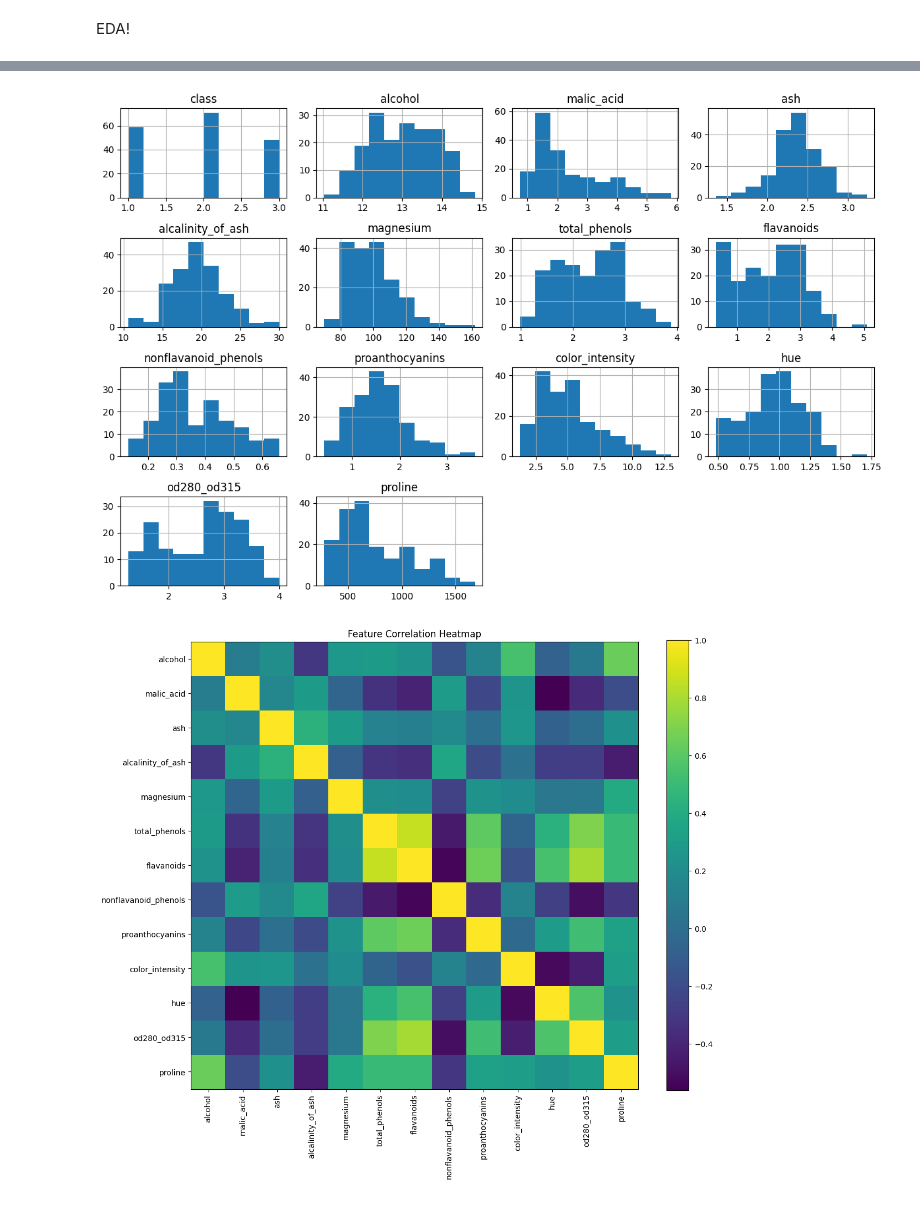
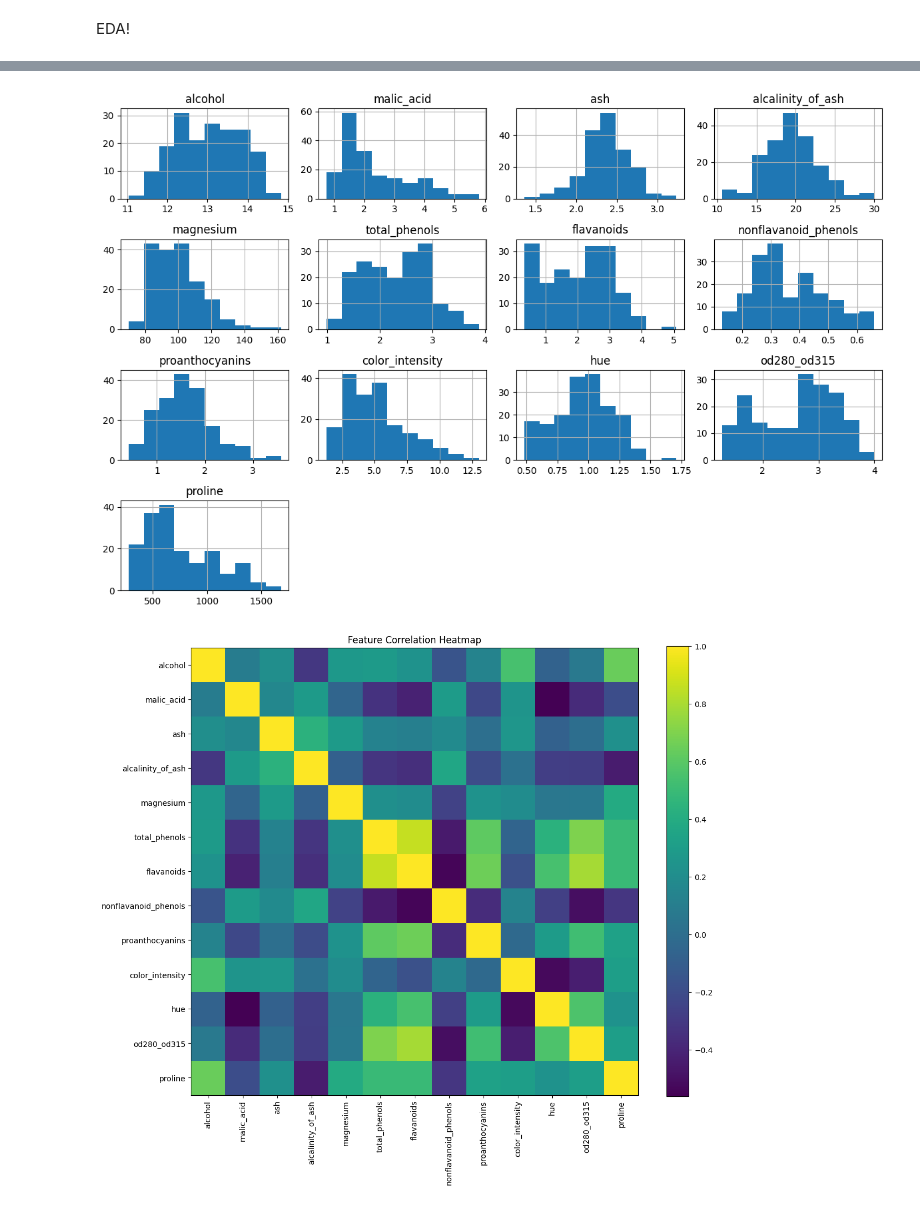
Before and after one commit to rose-giant/Data-Mining-Course-Projects, a Jupyter notebook: HW3/main.ipynb, the cells around one changed output, grey strips where cells are left out. Saved outputs shown, nothing was run; the diff lists cells and outputs as text; code cells hidden in the pictures.

```diff
--- a/HW3/main.ipynb
+++ b/HW3/main.ipynb
@@ -233,11 +251,11 @@ hue                   0.520325  1.0
 od280_od315           0.695971  1.0
 proline               0.504280  1.0
 # %%
-df[df.columns].hist(figsize=(12, 8))
+df[df.columns.drop("class")].hist(figsize=(12, 8))
 plt.tight_layout()
 plt.show()
 # %% [output]
-[figure, old version]
+[figure, new version]
 # %%
 corr = df.drop("class", axis=1).corr()
 
```
Also changed, not shown: parts of 15 cells of this notebook, 9 other files.
